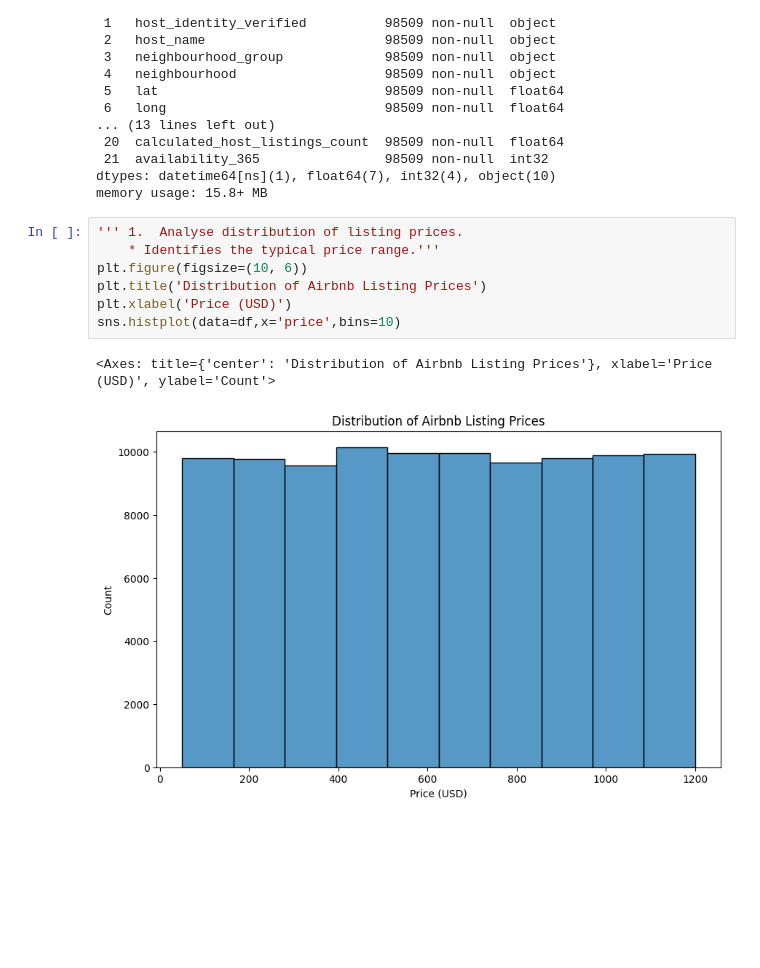
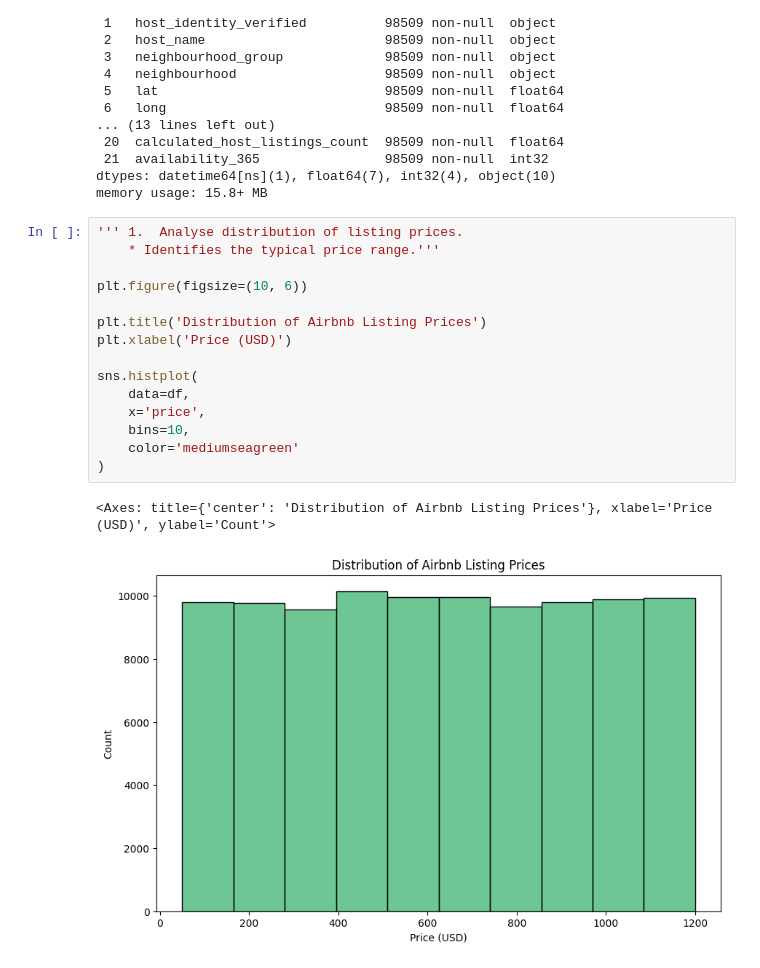
Before and after one commit to swetha-ev/airbnb-listings-analysis, a Jupyter notebook: airbnb_listing_analysis.ipynb, the cells around one changed output. Drawn from its saved outputs; the diff is of its cells as text; blank space fills up the shorter version.

```diff
--- a/airbnb_listing_analysis.ipynb
+++ b/airbnb_listing_analysis.ipynb
@@ -429,13 +433,21 @@ memory usage: 15.8+ MB
 # %%
 ''' 1.  Analyse distribution of listing prices.
     * Identifies the typical price range.'''
+
 plt.figure(figsize=(10, 6))
+
 plt.title('Distribution of Airbnb Listing Prices')
 plt.xlabel('Price (USD)')
-sns.histplot(data=df,x='price',bins=10)
+
+sns.histplot(
+    data=df,
+    x='price',
+    bins=10,
+    color='mediumseagreen'
+)
 # %% [output]
 <Axes: title={'center': 'Distribution of Airbnb Listing Prices'}, xlabel='Price (USD)', ylabel='Count'>
-[figure, old version]
+[figure, new version]
 # %%
 '''2. Visualize the count of listings for each room type.
     * Shows the market composition(which room type more available?).'''
```
Also changed, not shown: parts of 10 cells of this notebook.
